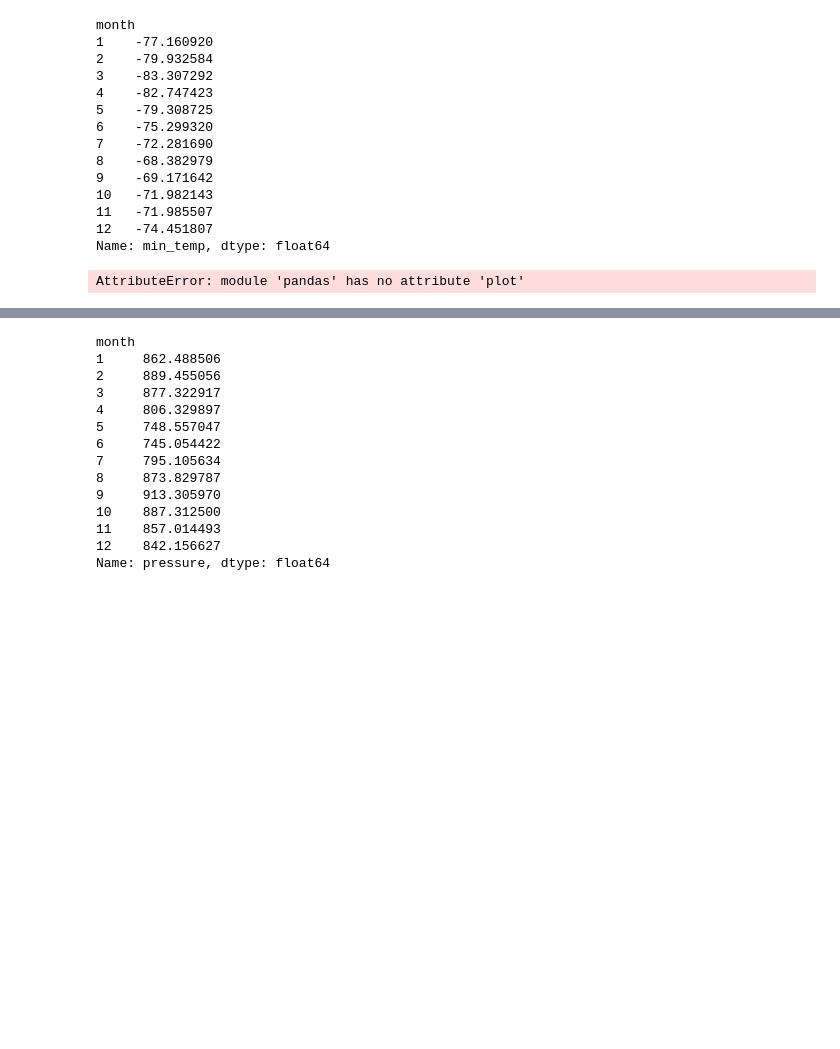
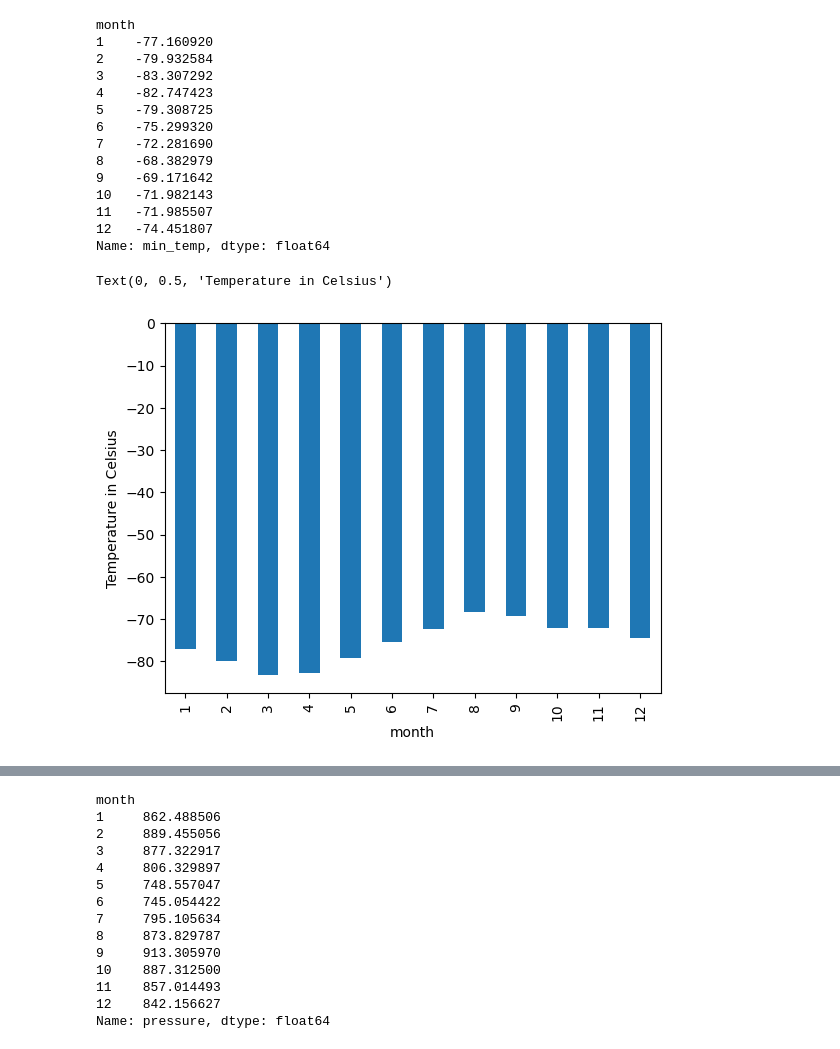
Before and after one commit to v4l3-v1ll4rr03l/mars-challenge, a Jupyter notebook: part_2_mars_weather.ipynb, the cells around one changed output, grey strips where cells are left out. Cells and saved outputs as stored; diff of their text form; code cells hidden in the pictures; blank space fills up the shorter version.

```diff
--- a/part_2_mars_weather.ipynb
+++ b/part_2_mars_weather.ipynb
@@ -148,7 +150,8 @@ mars_df['terrestrial_date'].count()
 1867
 # %%
 # 3. What is the average low temperature by month?
-mars_df.groupby('month')['min_temp'].mean()
+temp_data = mars_df.groupby('month')['min_temp'].mean()
+temp_data
 # %% [output]
 month
 1    -77.160920
@@ -166,7 +169,10 @@ month
 Name: min_temp, dtype: float64
 # %%
 # Plot the average temperature by month
+temp_bar = temp_data.plot(kind='bar')
+temp_bar.set_ylabel('Temperature in Celsius')
 # %% [output]
-AttributeError: module 'pandas' has no attribute 'plot'
+Text(0, 0.5, 'Temperature in Celsius')
+[figure, added]
 # %%
 # Identify the coldest and hottest months in Curiosity's location
```
Also changed, not shown: parts of 6 cells of this notebook.
